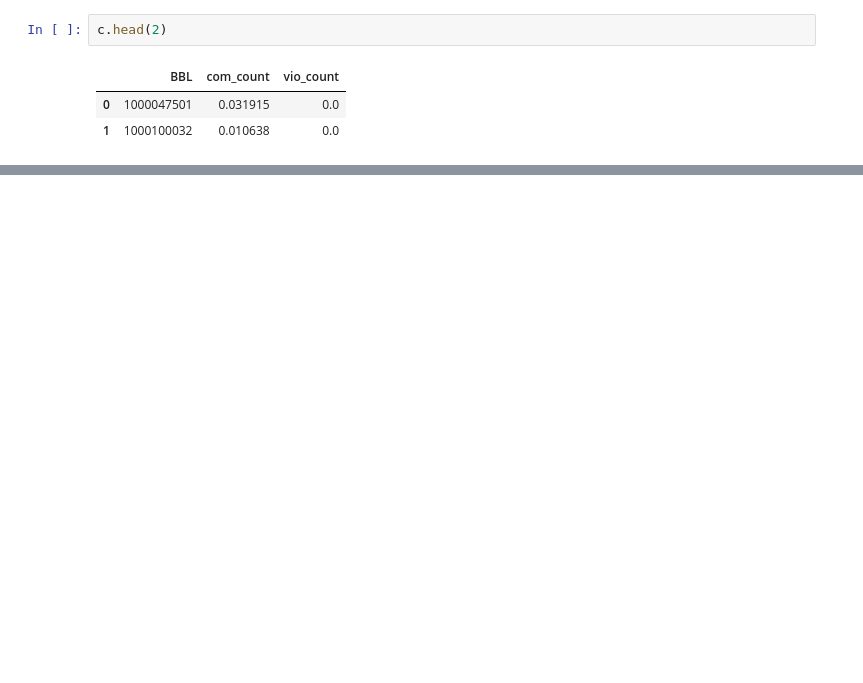
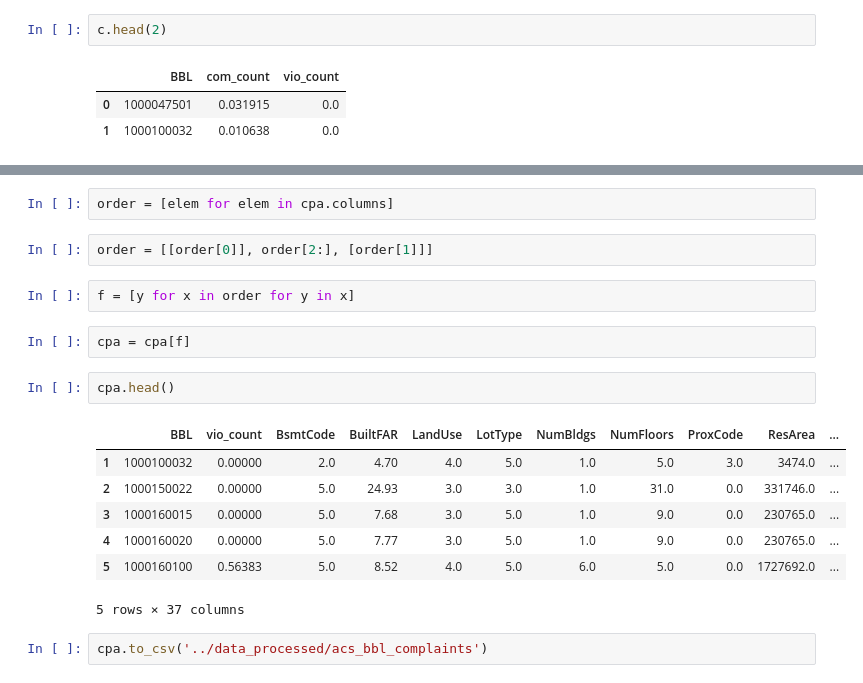
Before and after one commit to CUSPCivicAnalyticsFellows/311, a Jupyter notebook: notebooks/merge_acs_pluto_comps_326.ipynb, the cells around one changed output, grey strips where cells are left out. Drawn from its saved outputs; the diff is of its cells as text; blank space fills up the shorter version.

```diff
--- a/notebooks/merge_acs_pluto_comps_326.ipynb
+++ b/notebooks/merge_acs_pluto_comps_326.ipynb
@@ -98,0 +241,20 @@ dtype: int64
+# %%
+order = [elem for elem in cpa.columns]
+# %%
+order = [[order[0]], order[2:], [order[1]]]
+# %%
+f = [y for x in order for y in x]
+# %%
+cpa = cpa[f]
+# %%
+cpa.head()
+# %% [output]
+|  | BBL | vio_count | BsmtCode | BuiltFAR | LandUse | LotType | NumBldgs | NumFloors | ProxCode | ResArea | ... |
+| 1 | 1000100032 | 0.00000 | 2.0 | 4.70 | 4.0 | 5.0 | 1.0 | 5.0 | 3.0 | 3474.0 | ... |
+| 2 | 1000150022 | 0.00000 | 5.0 | 24.93 | 3.0 | 3.0 | 1.0 | 31.0 | 0.0 | 331746.0 | ... |
+| 3 | 1000160015 | 0.00000 | 5.0 | 7.68 | 3.0 | 5.0 | 1.0 | 9.0 | 0.0 | 230765.0 | ... |
+| 4 | 1000160020 | 0.00000 | 5.0 | 7.77 | 3.0 | 5.0 | 1.0 | 9.0 | 0.0 | 230765.0 | ... |
+| 5 | 1000160100 | 0.56383 | 5.0 | 8.52 | 4.0 | 5.0 | 6.0 | 5.0 | 0.0 | 1727692.0 | ... |
+5 rows × 37 columns
+# %%
+cpa.to_csv('../data_processed/acs_bbl_complaints')
```
Also changed, not shown: parts of 28 cells of this notebook.
